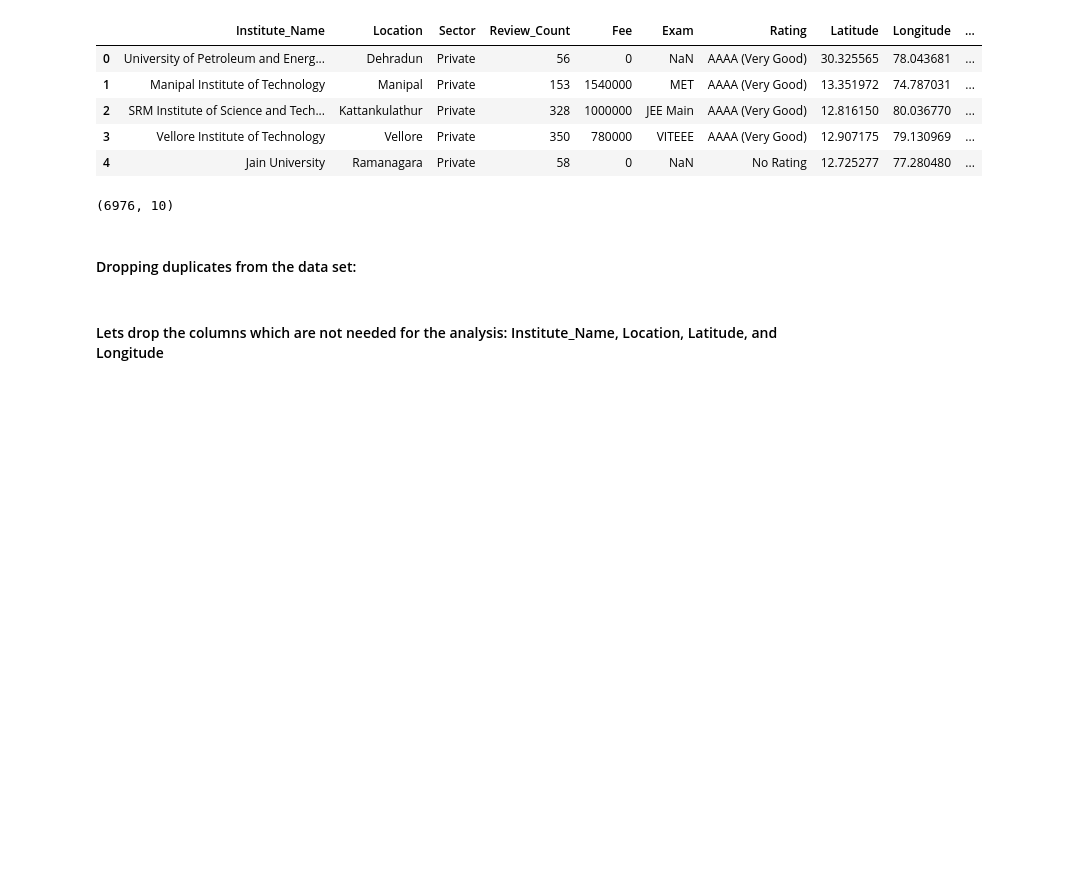
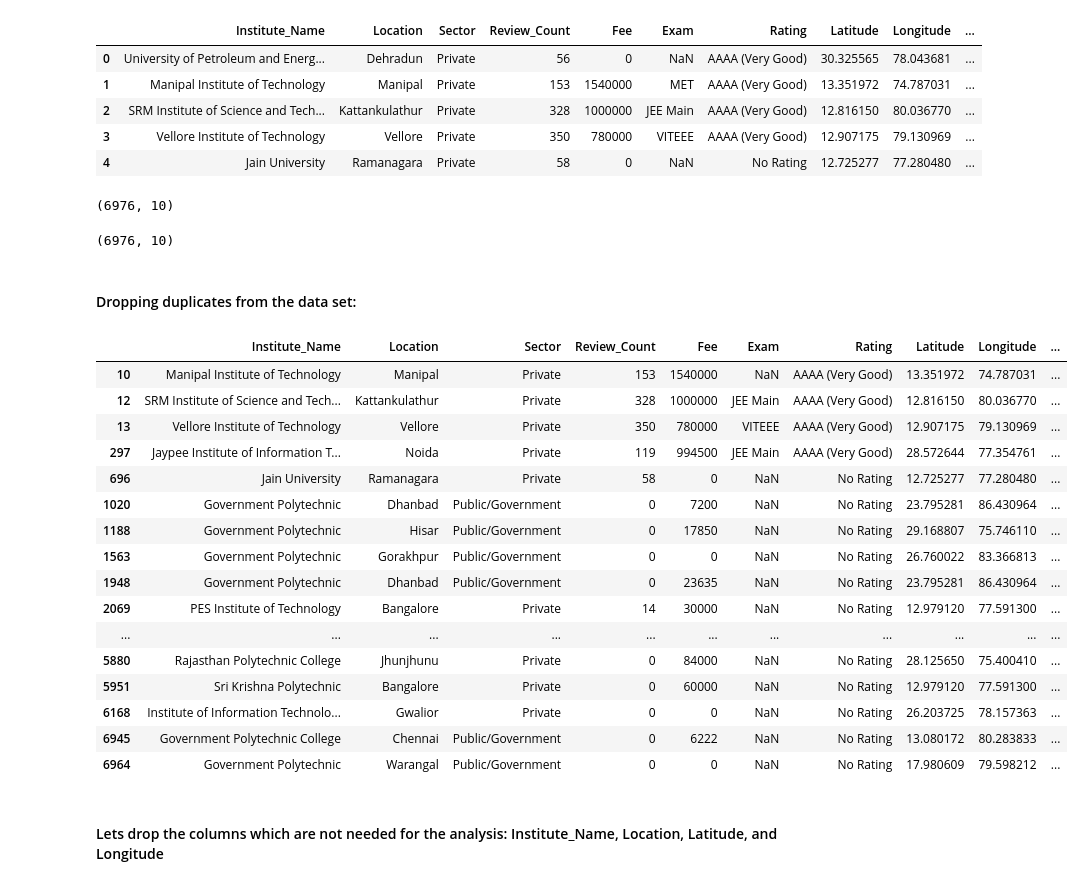
Before and after one commit to nidhim12/SpringBoard, a Jupyter notebook: Engineering_Colleges_Of_India.ipynb, the cells around one changed output. Drawn from its saved outputs; the diff is of its cells as text; code cells hidden in the pictures; blank space fills up the shorter version.

```diff
--- a/Engineering_Colleges_Of_India.ipynb
+++ b/Engineering_Colleges_Of_India.ipynb
@@ -70,5 +72,11 @@ df.shape
+# %%
+df_o.shape
+# %% [output]
+(6976, 10)
 # %% [markdown]
 #### Dropping duplicates from the data set:
 # %%
 # Removing Alberta as it is not a state of India
 df = df[df['State'] != 'Alberta']
+# %%
+df_duplicates = df[df[['Latitude', 'Longitude','Institute_Name']].duplicated()]
@@ -75,3 +85,23 @@ df = df[df['State'] != 'Alberta']
+# %%
+df_duplicates
+# %% [output]
+|  | Institute_Name | Location | Sector | Review_Count | Fee | Exam | Rating | Latitude | Longitude | ... |
+| 10 | Manipal Institute of Technology | Manipal | Private | 153 | 1540000 | NaN | AAAA (Very Good) | 13.351972 | 74.787031 | ... |
+| 12 | SRM Institute of Science and Tech... | Kattankulathur | Private | 328 | 1000000 | JEE Main | AAAA (Very Good) | 12.816150 | 80.036770 | ... |
+| 13 | Vellore Institute of Technology | Vellore | Private | 350 | 780000 | VITEEE | AAAA (Very Good) | 12.907175 | 79.130969 | ... |
+| 297 | Jaypee Institute of Information T... | Noida | Private | 119 | 994500 | JEE Main | AAAA (Very Good) | 28.572644 | 77.354761 | ... |
+| 696 | Jain University | Ramanagara | Private | 58 | 0 | NaN | No Rating | 12.725277 | 77.280480 | ... |
+| 1020 | Government Polytechnic | Dhanbad | Public/Government | 0 | 7200 | NaN | No Rating | 23.795281 | 86.430964 | ... |
+| 1188 | Government Polytechnic | Hisar | Public/Government | 0 | 17850 | NaN | No Rating | 29.168807 | 75.746110 | ... |
+| 1563 | Government Polytechnic | Gorakhpur | Public/Government | 0 | 0 | NaN | No Rating | 26.760022 | 83.366813 | ... |
+| 1948 | Government Polytechnic | Dhanbad | Public/Government | 0 | 23635 | NaN | No Rating | 23.795281 | 86.430964 | ... |
+| 2069 | PES Institute of Technology | Bangalore | Private | 14 | 30000 | NaN | No Rating | 12.979120 | 77.591300 | ... |
+| ... | ... | ... | ... | ... | ... | ... | ... | ... | ... | ... |
+| 5880 | Rajasthan Polytechnic College | Jhunjhunu | Private | 0 | 84000 | NaN | No Rating | 28.125650 | 75.400410 | ... |
+| 5951 | Sri Krishna Polytechnic | Bangalore | Private | 0 | 60000 | NaN | No Rating | 12.979120 | 77.591300 | ... |
+| 6168 | Institute of Information Technolo... | Gwalior | Private | 0 | 0 | NaN | No Rating | 26.203725 | 78.157363 | ... |
+| 6945 | Government Polytechnic College | Chennai | Public/Government | 0 | 6222 | NaN | No Rating | 13.080172 | 80.283833 | ... |
+| 6964 | Government Polytechnic | Warangal | Public/Government | 0 | 0 | NaN | No Rating | 17.980609 | 79.598212 | ... |
 # %%
 df.drop_duplicates(subset=['Latitude', 'Longitude','Institute_Name'], keep='first' ,inplace = True)
 # %% [markdown]
```
Also changed, not shown: parts of 2 cells of this notebook.
